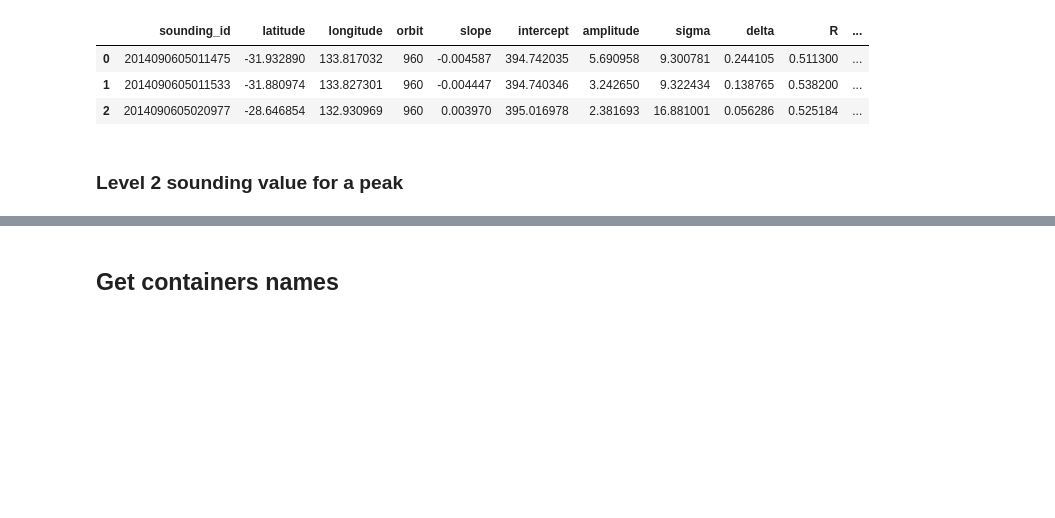
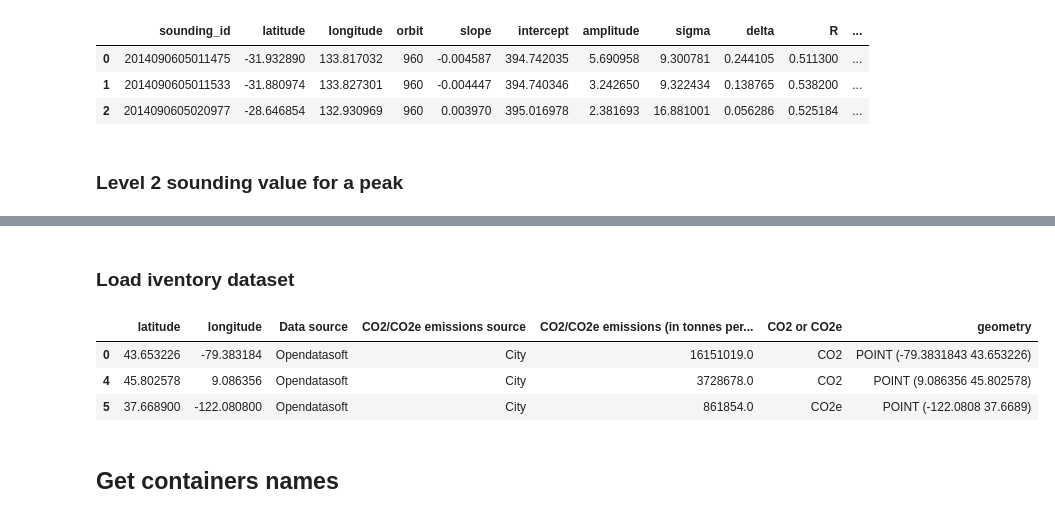
Before and after one commit to dataforgoodfr/batch7_satellite_ges, a Jupyter notebook: notebooks/oco2peak-datasets.ipynb, the cells around one changed output, grey strips where cells are left out. Saved outputs shown, nothing was run; the diff lists cells and outputs as text; code cells hidden in the pictures; blank space fills up the shorter version.

```diff
--- a/notebooks/oco2peak-datasets.ipynb
+++ b/notebooks/oco2peak-datasets.ipynb
@@ -254,3 +275,13 @@ https://storage.gra.cloud.ovh.net/v1/AUTH_2aaacef8e88a4ca897bb93b984bd04dd/oco2/
+# %% [markdown]
+### Load iventory dataset
+# %%
+url="https://raw.githubusercontent.com/dataforgoodfr/batch7_satellite_ges/master/dataset/Output%20inventory%20data/Merge%20of%20peaks/CO2_emissions_peaks_merged_2018.csv"
+datasets.get_inventory(url).head(3)
+# %% [output]
+|  | latitude | longitude | Data source | CO2/CO2e emissions source | CO2/CO2e emissions (in tonnes per... | CO2 or CO2e | geometry |
+| 0 | 43.653226 | -79.383184 | Opendatasoft | City | 16151019.0 | CO2 | POINT (-79.3831843 43.653226) |
+| 4 | 45.802578 | 9.086356 | Opendatasoft | City | 3728678.0 | CO2 | POINT (9.086356 45.802578) |
+| 5 | 37.668900 | -122.080800 | Opendatasoft | City | 861854.0 | CO2e | POINT (-122.0808 37.6689) |
 # %% [markdown]
 ## Get containers names
 # %%
```
Also changed, not shown: parts of 5 cells of this notebook, 7 other files.
